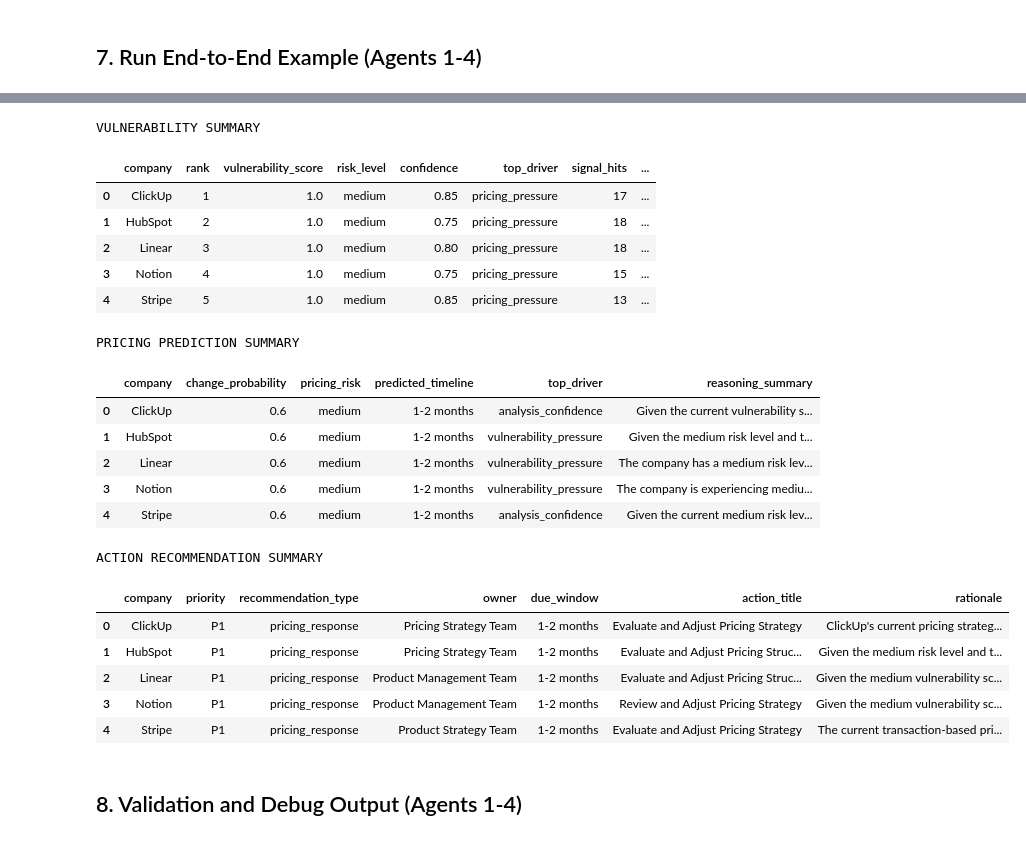
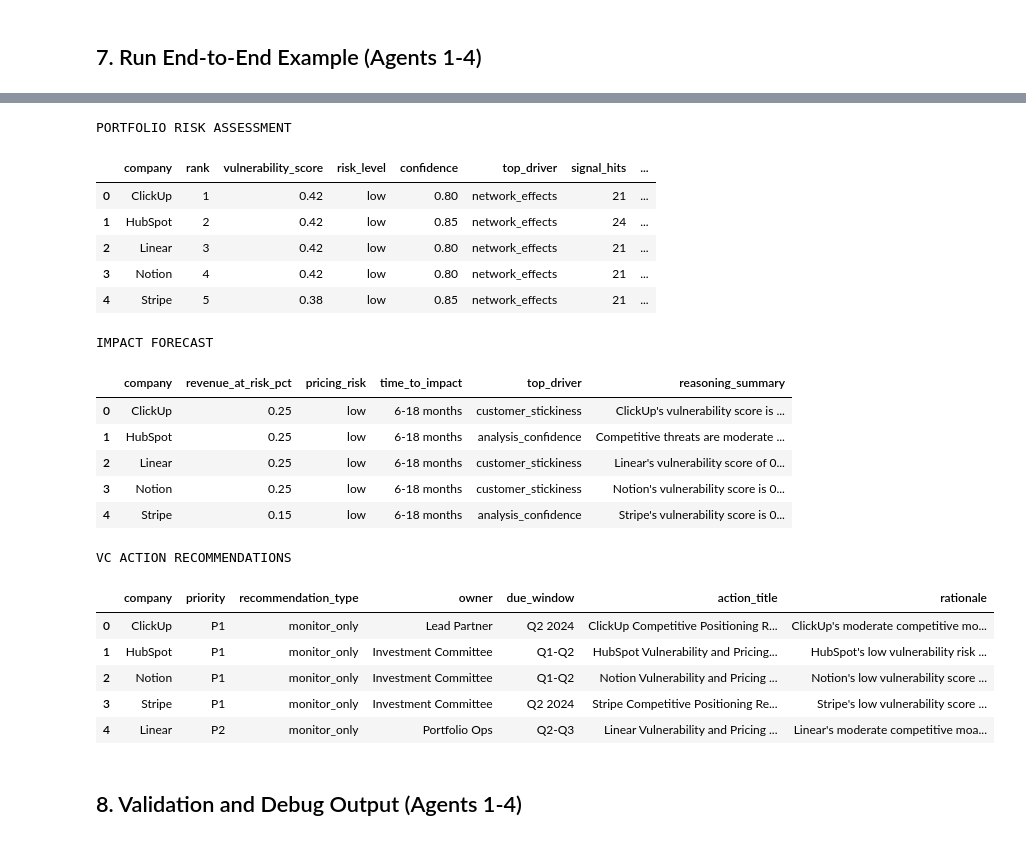
Before and after one commit to swathika1/DBA5115-rivalradar, a Jupyter notebook: rivalradar/agentic_pipeline.ipynb, the cells around one changed output, grey strips where cells are left out. Cells and saved outputs as stored; diff of their text form; code cells hidden in the pictures.

```diff
--- a/rivalradar/agentic_pipeline.ipynb
+++ b/rivalradar/agentic_pipeline.ipynb
@@ -467,16 +469,18 @@ class Agent4ActionPlanner:
             "vulnerability_score": vuln.vulnerability_score,
             "vulnerability_risk": vuln.risk_level,
             "vulnerability_summary": vuln.reasoning_summary,
-            "pricing_change_probability": pred.change_probability,
-            "pricing_timeline": pred.predicted_timeline,
+            "pricing_change_probability": pred.revenue_at_risk_pct,
+            "pricing_timeline": pred.time_to_impact,
             "pricing_risk": pred.risk_level,
             "pricing_summary": pred.reasoning_summary,
         }
         prompt = (
-            "Generate one VC action recommendation. Return strict JSON only.\n"
+            "You are a senior VC partner generating board-level strategic actions. Return strict JSON only.\n"
             "Required keys: priority, recommendation_type, owner, due_window, action_title, action_detail, rationale, evidence, decision_trace.\n"
             "priority must be one of: P0, P1, P2, P3.\n"
-            "recommendation_type must be one of: pricing_response, product_response, gtm_response, monitor_only.\n"
+            "recommendation_type must be one of: acquisition_target, product_pivot, pricing_defense, partnership_acceleration, monitor_only.\n"
+            "owner must be a board or fund-level role (e.g. Lead Partner, Portfolio Ops, Investment Committee).\n"
+            "Frame action_detail as a board-meeting directive, not a product feature request.\n"
             f"Context: {json.dumps(context, ensure_ascii=False)}"
         )
 
@@ -486,7 +490,7 @@ class Agent4ActionPlanner:
             priority = "P2"
 
         rec_type = str(payload.get("recommendation_type", "monitor_only")).lower().strip()
-        if rec_type not in {"pricing_response", "product_response", "gtm_response", "monitor_only"}:
+        if rec_type not in {"acquisition_target", "product_pivot", "pricing_defense", "partnership_acceleration", "monitor_only"}:
             rec_type = "monitor_only"
 
         decision_trace = payload.get("decision_trace", [])
@@ -495,7 +499,7 @@ class Agent4ActionPlanner:
 
         evidence = payload.get("evidence", {}) if isinstance(payload.get("evidence"), dict) else {}
         evidence.setdefault("vulnerability_score", vuln.vulnerability_score)
-        evidence.setdefault("pricing_change_probability", pred.change_probability)
+        evidence.setdefault("pricing_change_probability", pred.revenue_at_risk_pct)
 
         return ActionRecommendation(
             company=vuln.company,
@@ -513,7 +517,7 @@ class Agent4ActionPlanner:
 
     def recommend(self, agent2_output: dict[str, Any], agent3_output: dict[str, Any]) -> dict[str, Any]:
         vulnerability_results = agent2_output["vulnerability_results"]
-        predictions = {p.company: p for p in agent3_output["pricing_predictions"]}
+        predictions = {p.company: p for p in agent3_output["impact_forecasts"]}
 
         recommendations: list[ActionRecommendation] = []
         for vuln in vulnerability_results:
@@ -611,7 +615,7 @@ print("Agent 3 output keys:", list(pipeline_result["agent3_output"].keys()))
 print("Agent 4 output keys:", list(pipeline_result["agent4_output"].keys()))
 
 vulnerability_results = pipeline_result["agent2_output"]["vulnerability_results"]
-pricing_predictions = pipeline_result["agent3_output"]["pricing_predictions"]
+pricing_predictions = pipeline_result["agent3_output"]["impact_forecasts"]
 action_recommendations = pipeline_result["agent4_output"]["action_recommendations"]
 
 print("Agent 2 report:", pipeline_result["agent2_output"]["report_path"])
@@ -672,10 +688,10 @@ for result in vulnerability_results:
 pricing_rows = [
     {
         "company": p.company,
-        "change_probability": p.change_probability,
+        "revenue_at_risk_pct": p.revenue_at_risk_pct,
         "pricing_risk": p.risk_level,
-        "predicted_timeline": p.predicted_timeline,
-        "top_driver": max(p.drivers.items(), key=lambda item: item[1])[0],
+        "time_to_impact": p.time_to_impact,
+        "top_driver": max(p.impact_drivers.items(), key=lambda item: item[1])[0],
         "reasoning_summary": p.reasoning_summary,
     }
     for p in pricing_predictions
@@ -685,56 +701,56 @@ action_rows = [
     {
         "company": a.company,
         "priority": a.priority,
         "recommendation_type": a.recommendation_type,
         "owner": a.owner,
         "due_window": a.due_window,
         "action_title": a.action_title,
         "rationale": a.rationale,
     }
     for a in action_recommendations
 ]
 
 vulnerability_df = pd.DataFrame(vulnerability_rows)
 if not vulnerability_df.empty:
     vulnerability_df = vulnerability_df.sort_values("rank")
 
 pricing_df = pd.DataFrame(pricing_rows)
 if not pricing_df.empty:
-    pricing_df = pricing_df.sort_values("change_probability", ascending=False)
+    pricing_df = pricing_df.sort_values("revenue_at_risk_pct", ascending=False)
 
 actions_df = pd.DataFrame(action_rows)
 if not actions_df.empty:
     actions_df = actions_df.sort_values("priority")
 
 pd.set_option("display.max_colwidth", 220)
-print("VULNERABILITY SUMMARY")
+print("PORTFOLIO RISK ASSESSMENT")
 display(vulnerability_df)
-print("PRICING PREDICTION SUMMARY")
+print("IMPACT FORECAST")
 display(pricing_df)
-print("ACTION RECOMMENDATION SUMMARY")
+print("VC ACTION RECOMMENDATIONS")
 display(actions_df)
 # %% [output]
-VULNERABILITY SUMMARY
+PORTFOLIO RISK ASSESSMENT
 |  | company | rank | vulnerability_score | risk_level | confidence | top_driver | signal_hits | ... |
-| 0 | ClickUp | 1 | 1.0 | medium | 0.85 | pricing_pressure | 17 | ... |
-| 1 | HubSpot | 2 | 1.0 | medium | 0.75 | pricing_pressure | 18 | ... |
-| 2 | Linear | 3 | 1.0 | medium | 0.80 | pricing_pressure | 18 | ... |
-| 3 | Notion | 4 | 1.0 | medium | 0.75 | pricing_pressure | 15 | ... |
-| 4 | Stripe | 5 | 1.0 | medium | 0.85 | pricing_pressure | 13 | ... |
+| 0 | ClickUp | 1 | 0.42 | low | 0.80 | network_effects | 21 | ... |
+| 1 | HubSpot | 2 | 0.42 | low | 0.85 | network_effects | 24 | ... |
+| 2 | Linear | 3 | 0.42 | low | 0.80 | network_effects | 21 | ... |
+| 3 | Notion | 4 | 0.42 | low | 0.80 | network_effects | 21 | ... |
+| 4 | Stripe | 5 | 0.38 | low | 0.85 | network_effects | 21 | ... |
-PRICING PREDICTION SUMMARY
+IMPACT FORECAST
-|  | company | change_probability | pricing_risk | predicted_timeline | top_driver | reasoning_summary |
-| 0 | ClickUp | 0.6 | medium | 1-2 months | analysis_confidence | Given the current vulnerability s... |
-| 1 | HubSpot | 0.6 | medium | 1-2 months | vulnerability_pressure | Given the medium risk level and t... |
-| 2 | Linear | 0.6 | medium | 1-2 months | vulnerability_pressure | The company has a medium risk lev... |
-| 3 | Notion | 0.6 | medium | 1-2 months | vulnerability_pressure | The company is experiencing mediu... |
-| 4 | Stripe | 0.6 | medium | 1-2 months | analysis_confidence | Given the current medium risk lev... |
+|  | company | revenue_at_risk_pct | pricing_risk | time_to_impact | top_driver | reasoning_summary |
+| 0 | ClickUp | 0.25 | low | 6-18 months | customer_stickiness | ClickUp's vulnerability score is ... |
+| 1 | HubSpot | 0.25 | low | 6-18 months | analysis_confidence | Competitive threats are moderate ... |
+| 2 | Linear | 0.25 | low | 6-18 months | customer_stickiness | Linear's vulnerability score of 0... |
+| 3 | Notion | 0.25 | low | 6-18 months | customer_stickiness | Notion's vulnerability score is 0... |
+| 4 | Stripe | 0.15 | low | 6-18 months | analysis_confidence | Stripe's vulnerability score is 0... |
-ACTION RECOMMENDATION SUMMARY
+VC ACTION RECOMMENDATIONS
 |  | company | priority | recommendation_type | owner | due_window | action_title | rationale |
-| 0 | ClickUp | P1 | pricing_response | Pricing Strategy Team | 1-2 months | Evaluate and Adjust Pricing Strategy | ClickUp's current pricing strateg... |
-| 1 | HubSpot | P1 | pricing_response | Pricing Strategy Team | 1-2 months | Evaluate and Adjust Pricing Struc... | Given the medium risk level and t... |
-| 2 | Linear | P1 | pricing_response | Product Management Team | 1-2 months | Evaluate and Adjust Pricing Struc... | Given the medium vulnerability sc... |
-| 3 | Notion | P1 | pricing_response | Product Management Team | 1-2 months | Review and Adjust Pricing Strategy | Given the medium vulnerability sc... |
-| 4 | Stripe | P1 | pricing_response | Product Strategy Team | 1-2 months | Evaluate and Adjust Pricing Strategy | The current transaction-based pri... |
+| 0 | ClickUp | P1 | monitor_only | Lead Partner | Q2 2024 | ClickUp Competitive Positioning R... | ClickUp's moderate competitive mo... |
+| 1 | HubSpot | P1 | monitor_only | Investment Committee | Q1-Q2 | HubSpot Vulnerability and Pricing... | HubSpot's low vulnerability risk ... |
+| 2 | Notion | P1 | monitor_only | Investment Committee | Q1-Q2 | Notion Vulnerability and Pricing ... | Notion's low vulnerability score ... |
+| 3 | Stripe | P1 | monitor_only | Investment Committee | Q2 2024 | Stripe Competitive Positioning Re... | Stripe's low vulnerability score ... |
+| 4 | Linear | P2 | monitor_only | Portfolio Ops | Q2-Q3 | Linear Vulnerability and Pricing ... | Linear's moderate competitive moa... |
 # %% [markdown]
 ## 8. Validation and Debug Output (Agents 1-4)
 # %%
```
Also changed, not shown: parts of 5 cells of this notebook, 13 other files.
